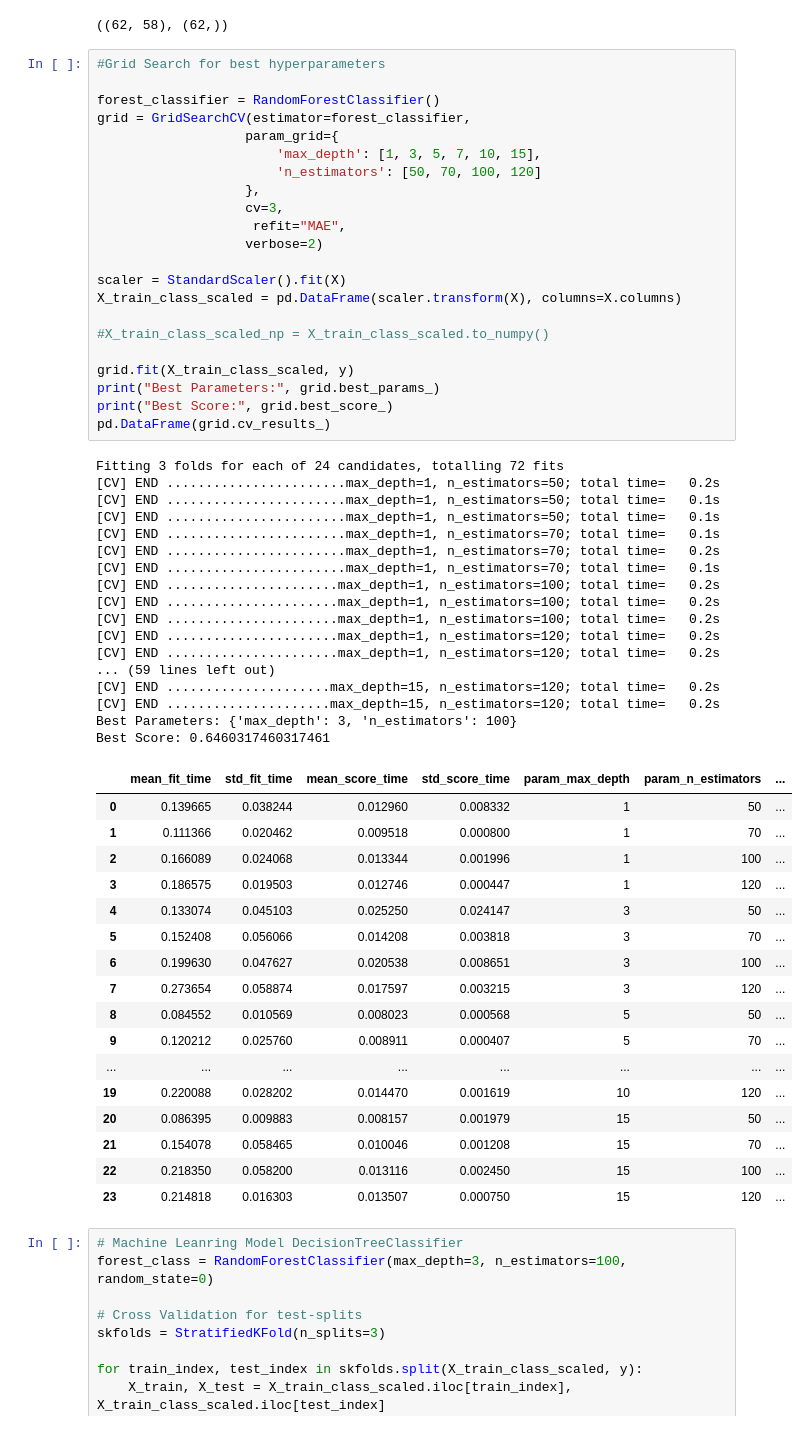
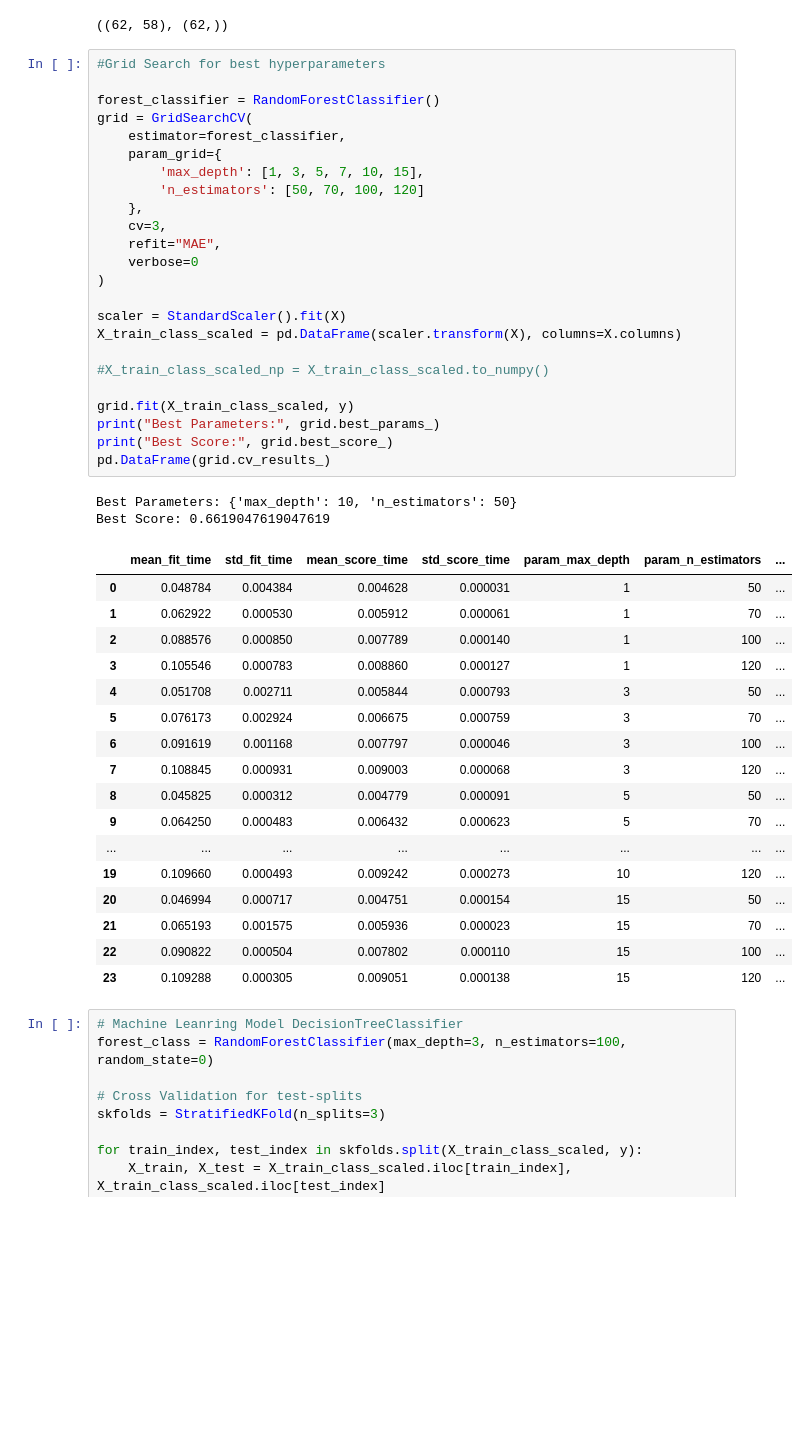
Before and after one commit to JulianCatnip/StudentMatcher, a Jupyter notebook: 05_MachineLearning.ipynb, the cells around one changed output. Drawn from its saved outputs; the diff is of its cells as text; blank space fills up the shorter version.

```diff
--- a/05_MachineLearning.ipynb
+++ b/05_MachineLearning.ipynb
@@ -272,60 +193,47 @@ X.shape, y.shape
 # %%
 #Grid Search for best hyperparameters
 
 forest_classifier = RandomForestClassifier()
-grid = GridSearchCV(estimator=forest_classifier,
-                   param_grid={
-                       'max_depth': [1, 3, 5, 7, 10, 15],
-                       'n_estimators': [50, 70, 100, 120]
-                   },
-                   cv=3,
-                    refit="MAE",
-                   verbose=2)
+grid = GridSearchCV(
+    estimator=forest_classifier,
+    param_grid={
+        'max_depth': [1, 3, 5, 7, 10, 15],
+        'n_estimators': [50, 70, 100, 120]
+    },
+    cv=3,
+    refit="MAE",
+    verbose=0
+)
 
 scaler = StandardScaler().fit(X)
 X_train_class_scaled = pd.DataFrame(scaler.transform(X), columns=X.columns)
 
 #X_train_class_scaled_np = X_train_class_scaled.to_numpy()
 
 grid.fit(X_train_class_scaled, y)
 print("Best Parameters:", grid.best_params_)
 print("Best Score:", grid.best_score_)
 pd.DataFrame(grid.cv_results_)
 # %% [output]
-Fitting 3 folds for each of 24 candidates, totalling 72 fits
-[CV] END .......................max_depth=1, n_estimators=50; total time=   0.2s
-[CV] END .......................max_depth=1, n_estimators=50; total time=   0.1s
-[CV] END .......................max_depth=1, n_estimators=50; total time=   0.1s
-[CV] END .......................max_depth=1, n_estimators=70; total time=   0.1s
-[CV] END .......................max_depth=1, n_estimators=70; total time=   0.2s
-[CV] END .......................max_depth=1, n_estimators=70; total time=   0.1s
-[CV] END ......................max_depth=1, n_estimators=100; total time=   0.2s
-[CV] END ......................max_depth=1, n_estimators=100; total time=   0.2s
-[CV] END ......................max_depth=1, n_estimators=100; total time=   0.2s
-[CV] END ......................max_depth=1, n_estimators=120; total time=   0.2s
-[CV] END ......................max_depth=1, n_estimators=120; total time=   0.2s
-... (59 lines left out)
-[CV] END .....................max_depth=15, n_estimators=120; total time=   0.2s
-[CV] END .....................max_depth=15, n_estimators=120; total time=   0.2s
-Best Parameters: {'max_depth': 3, 'n_estimators': 100}
-Best Score: 0.6460317460317461
+Best Parameters: {'max_depth': 10, 'n_estimators': 50}
+Best Score: 0.6619047619047619
 |  | mean_fit_time | std_fit_time | mean_score_time | std_score_time | param_max_depth | param_n_estimators | ... |
-| 0 | 0.139665 | 0.038244 | 0.012960 | 0.008332 | 1 | 50 | ... |
-| 1 | 0.111366 | 0.020462 | 0.009518 | 0.000800 | 1 | 70 | ... |
-| 2 | 0.166089 | 0.024068 | 0.013344 | 0.001996 | 1 | 100 | ... |
-| 3 | 0.186575 | 0.019503 | 0.012746 | 0.000447 | 1 | 120 | ... |
-| 4 | 0.133074 | 0.045103 | 0.025250 | 0.024147 | 3 | 50 | ... |
-| 5 | 0.152408 | 0.056066 | 0.014208 | 0.003818 | 3 | 70 | ... |
-| 6 | 0.199630 | 0.047627 | 0.020538 | 0.008651 | 3 | 100 | ... |
-| 7 | 0.273654 | 0.058874 | 0.017597 | 0.003215 | 3 | 120 | ... |
-| 8 | 0.084552 | 0.010569 | 0.008023 | 0.000568 | 5 | 50 | ... |
-| 9 | 0.120212 | 0.025760 | 0.008911 | 0.000407 | 5 | 70 | ... |
+| 0 | 0.048784 | 0.004384 | 0.004628 | 0.000031 | 1 | 50 | ... |
+| 1 | 0.062922 | 0.000530 | 0.005912 | 0.000061 | 1 | 70 | ... |
+| 2 | 0.088576 | 0.000850 | 0.007789 | 0.000140 | 1 | 100 | ... |
+| 3 | 0.105546 | 0.000783 | 0.008860 | 0.000127 | 1 | 120 | ... |
+| 4 | 0.051708 | 0.002711 | 0.005844 | 0.000793 | 3 | 50 | ... |
+| 5 | 0.076173 | 0.002924 | 0.006675 | 0.000759 | 3 | 70 | ... |
+| 6 | 0.091619 | 0.001168 | 0.007797 | 0.000046 | 3 | 100 | ... |
+| 7 | 0.108845 | 0.000931 | 0.009003 | 0.000068 | 3 | 120 | ... |
+| 8 | 0.045825 | 0.000312 | 0.004779 | 0.000091 | 5 | 50 | ... |
+| 9 | 0.064250 | 0.000483 | 0.006432 | 0.000623 | 5 | 70 | ... |
 | ... | ... | ... | ... | ... | ... | ... | ... |
-| 19 | 0.220088 | 0.028202 | 0.014470 | 0.001619 | 10 | 120 | ... |
-| 20 | 0.086395 | 0.009883 | 0.008157 | 0.001979 | 15 | 50 | ... |
-| 21 | 0.154078 | 0.058465 | 0.010046 | 0.001208 | 15 | 70 | ... |
-| 22 | 0.218350 | 0.058200 | 0.013116 | 0.002450 | 15 | 100 | ... |
-| 23 | 0.214818 | 0.016303 | 0.013507 | 0.000750 | 15 | 120 | ... |
+| 19 | 0.109660 | 0.000493 | 0.009242 | 0.000273 | 10 | 120 | ... |
+| 20 | 0.046994 | 0.000717 | 0.004751 | 0.000154 | 15 | 50 | ... |
+| 21 | 0.065193 | 0.001575 | 0.005936 | 0.000023 | 15 | 70 | ... |
+| 22 | 0.090822 | 0.000504 | 0.007802 | 0.000110 | 15 | 100 | ... |
+| 23 | 0.109288 | 0.000305 | 0.009051 | 0.000138 | 15 | 120 | ... |
 # %%
 # Machine Leanring Model DecisionTreeClassifier
 forest_class = RandomForestClassifier(max_depth=3, n_estimators=100, random_state=0)
```
Also changed, not shown: parts of 24 cells of this notebook.
